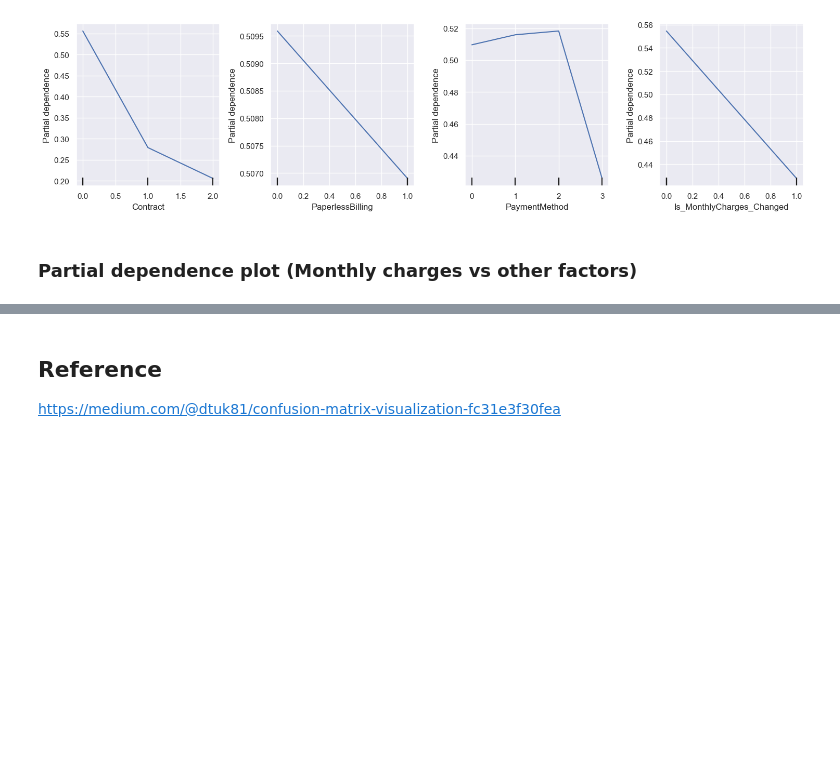
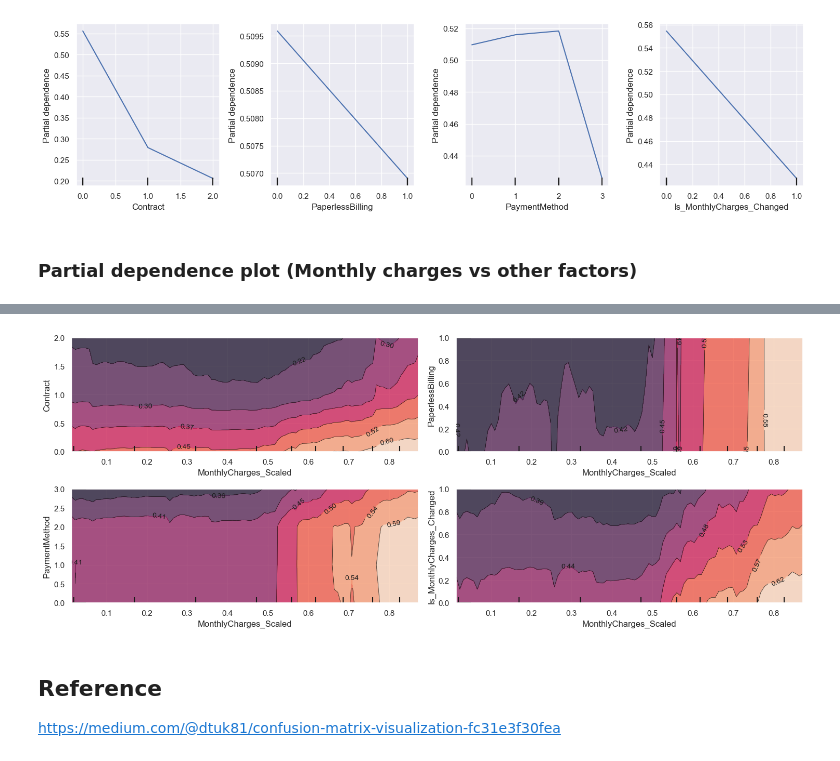
Before and after one commit to Lavinialau/Telecom-churn, a Jupyter notebook: 01_code/0_summary.ipynb, the cells around one changed output, grey strips where cells are left out. Drawn from its saved outputs; the diff is of its cells as text; code cells hidden in the pictures; blank space fills up the shorter version.

```diff
--- a/01_code/0_summary.ipynb
+++ b/01_code/0_summary.ipynb
@@ -813,8 +795,8 @@ plot_pdp_1D(feature_names, 1, 6, 4)
 # %% [output]
 [figure]
 # %%
-feature_names = ['Contract', 'PaperlessBilling', 'PaymentMethod', 'Is_MonthlyCharges_Changed']
-plot_pdp_1D(feature_names, 1, 4, 4)
+var_account_cat_ml = ['Contract', 'PaperlessBilling', 'PaymentMethod', 'Is_MonthlyCharges_Changed']
+plot_pdp_1D(var_account_cat_ml, 1, 4, 4)
 # %% [output]
 [figure]
 # %% [markdown]
@@ -869,3 +822,7 @@ ValueError: Feature 'PhoneServiceStreamingTV' not in feature_names
+# %%
+plot_pdp_2D(var_account_cat_ml, 2, 2, 6)
+# %% [output]
+[figure, added]
 # %% [markdown]
 ## Reference
 https://medium.com/@dtuk81/confusion-matrix-visualization-fc31e3f30fea
```
Also changed, not shown: parts of 9 cells of this notebook.
